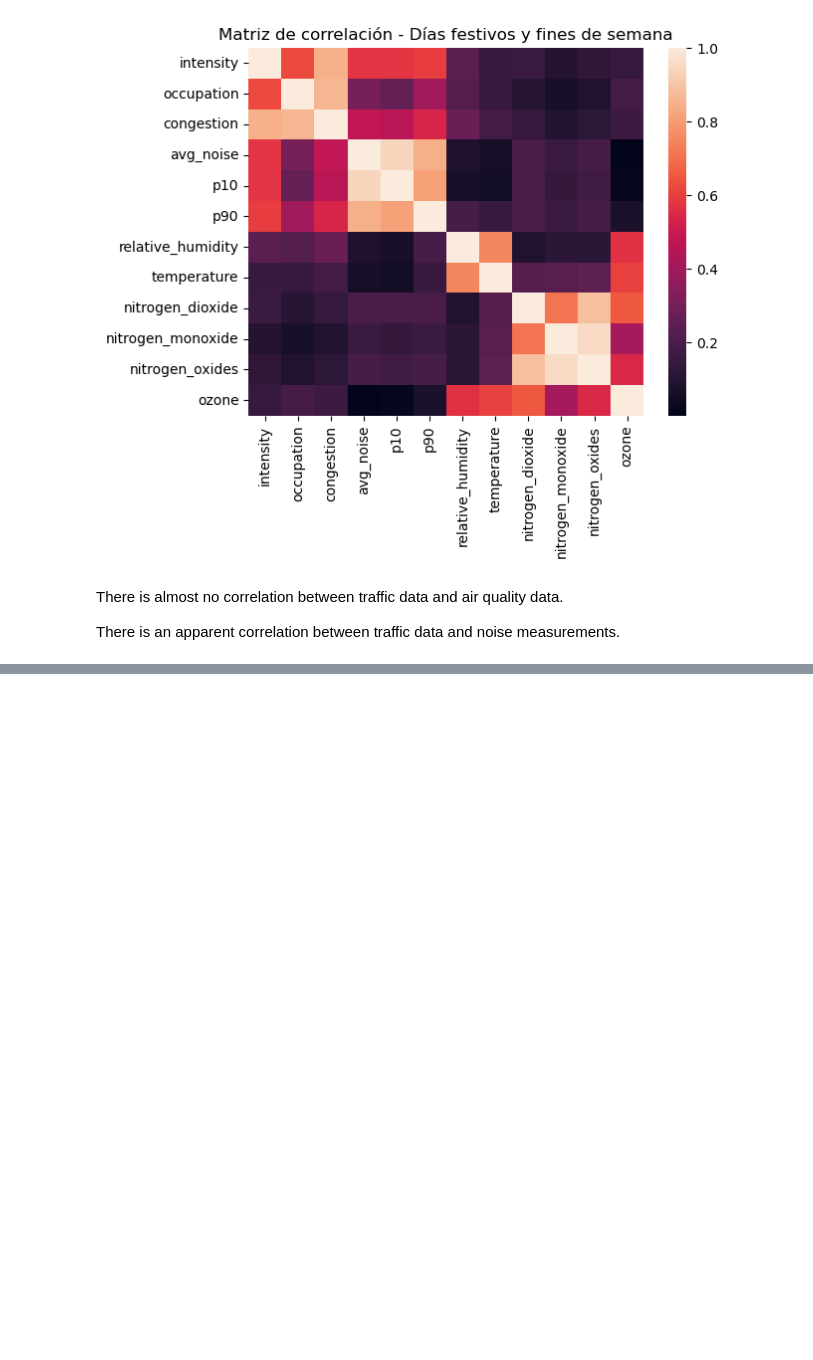
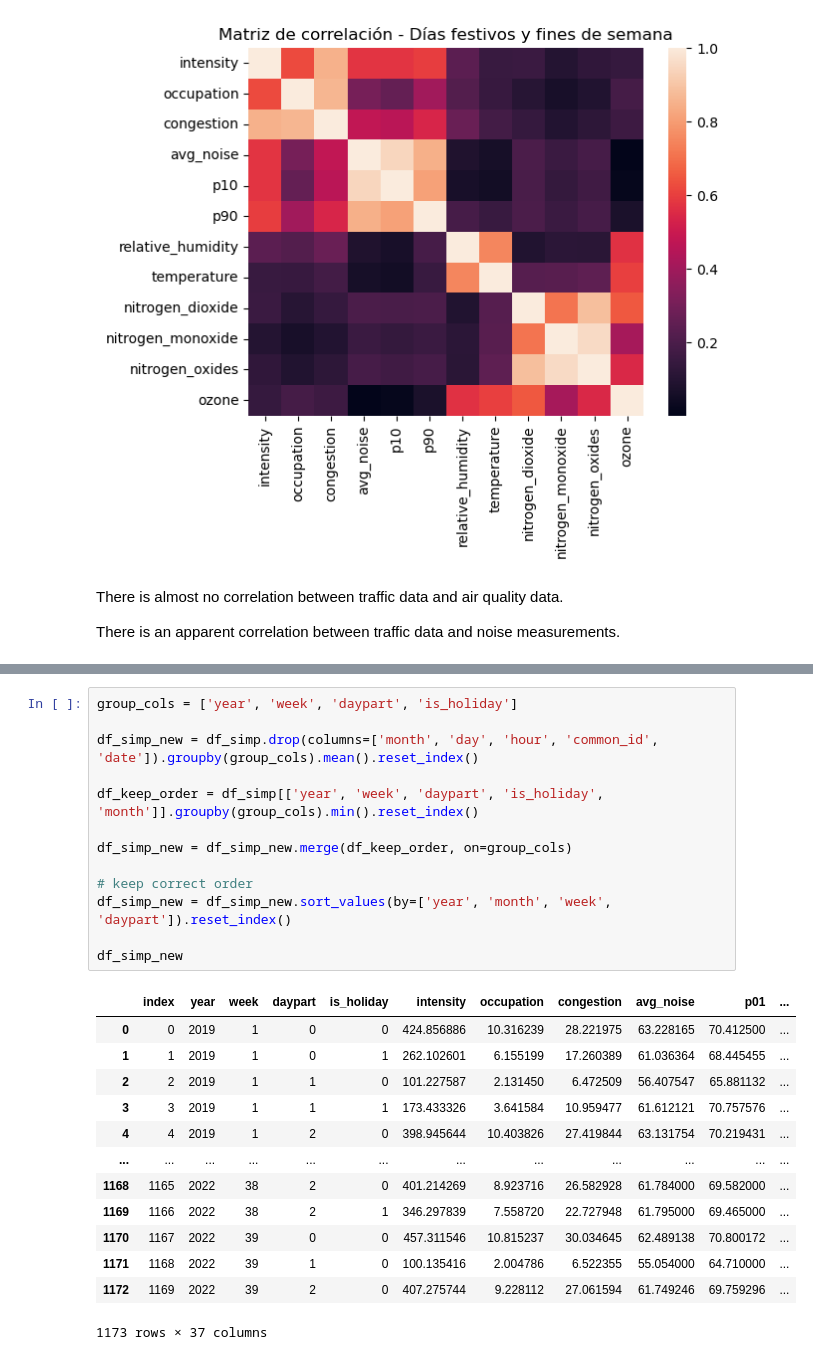
Before and after one commit to mhruiz/tfm_big-data, a Jupyter notebook: nb02_feature_extraction.ipynb, the cells around one changed output, grey strips where cells are left out. Drawn from its saved outputs; the diff is of its cells as text; blank space fills up the shorter version.

```diff
--- a/nb02_feature_extraction.ipynb
+++ b/nb02_feature_extraction.ipynb
@@ -99,0 +123,27 @@ There is an apparent correlation between traffic data and noise measurements.
+# %%
+group_cols = ['year', 'week', 'daypart', 'is_holiday']
+
+df_simp_new = df_simp.drop(columns=['month', 'day', 'hour', 'common_id', 'date']).groupby(group_cols).mean().reset_index()
+
+df_keep_order = df_simp[['year', 'week', 'daypart', 'is_holiday', 'month']].groupby(group_cols).min().reset_index()
+
+df_simp_new = df_simp_new.merge(df_keep_order, on=group_cols)
+
+# keep correct order
+df_simp_new = df_simp_new.sort_values(by=['year', 'month', 'week', 'daypart']).reset_index()
+
+df_simp_new
+# %% [output]
+|  | index | year | week | daypart | is_holiday | intensity | occupation | congestion | avg_noise | p01 | ... |
+| 0 | 0 | 2019 | 1 | 0 | 0 | 424.856886 | 10.316239 | 28.221975 | 63.228165 | 70.412500 | ... |
+| 1 | 1 | 2019 | 1 | 0 | 1 | 262.102601 | 6.155199 | 17.260389 | 61.036364 | 68.445455 | ... |
+| 2 | 2 | 2019 | 1 | 1 | 0 | 101.227587 | 2.131450 | 6.472509 | 56.407547 | 65.881132 | ... |
+| 3 | 3 | 2019 | 1 | 1 | 1 | 173.433326 | 3.641584 | 10.959477 | 61.612121 | 70.757576 | ... |
+| 4 | 4 | 2019 | 1 | 2 | 0 | 398.945644 | 10.403826 | 27.419844 | 63.131754 | 70.219431 | ... |
+| ... | ... | ... | ... | ... | ... | ... | ... | ... | ... | ... | ... |
+| 1168 | 1165 | 2022 | 38 | 2 | 0 | 401.214269 | 8.923716 | 26.582928 | 61.784000 | 69.582000 | ... |
+| 1169 | 1166 | 2022 | 38 | 2 | 1 | 346.297839 | 7.558720 | 22.727948 | 61.795000 | 69.465000 | ... |
+| 1170 | 1167 | 2022 | 39 | 0 | 0 | 457.311546 | 10.815237 | 30.034645 | 62.489138 | 70.800172 | ... |
+| 1171 | 1168 | 2022 | 39 | 1 | 0 | 100.135416 | 2.004786 | 6.522355 | 55.054000 | 64.710000 | ... |
+| 1172 | 1169 | 2022 | 39 | 2 | 0 | 407.275744 | 9.228112 | 27.061594 | 61.749246 | 69.759296 | ... |
+1173 rows × 37 columns
```
Also changed, not shown: parts of 4 cells of this notebook.
